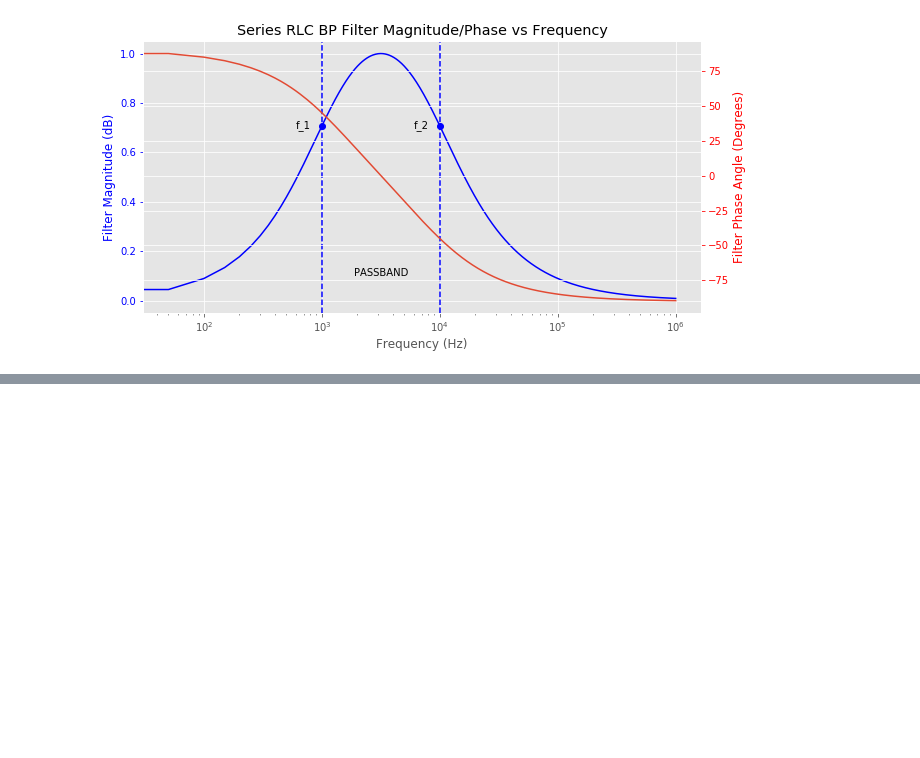
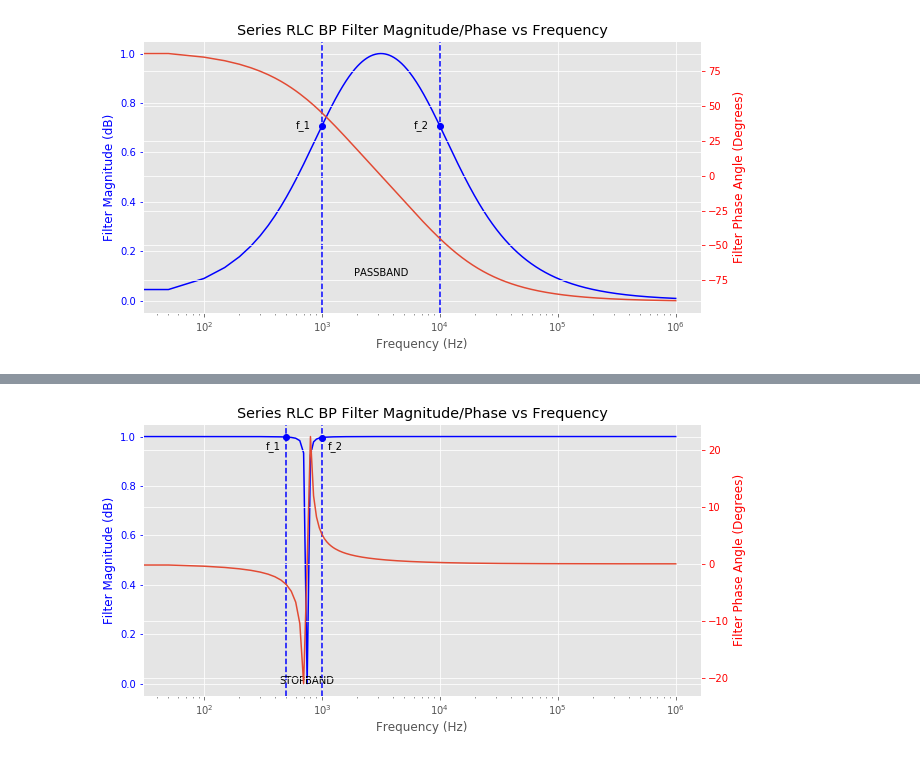
Before and after one commit to eridgraves/tw_monitor_speaker, a Jupyter notebook: filter_models.ipynb, the cells around one changed output, grey strips where cells are left out. Saved outputs shown, nothing was run; the diff lists cells and outputs as text; code cells hidden in the pictures; blank space fills up the shorter version.

Commit message:
Added BandStop RLC filter, with new mpl annotations

```diff
--- a/filter_models.ipynb
+++ b/filter_models.ipynb
@@ -342,7 +342,7 @@ H_s_phase = np.angle(H_s, deg=True)
 # Plot Magnitude and Phase responses
 with plt.style.context('ggplot'): # Set style to be like R
 
-    markers_on = [20, 200]
+    markers_on = [int(f_1 / 50), int(f_2 / 50)]
 
     fig, ax1 = plt.subplots(figsize=(10,5))
 
@@ -378,2 +383,72 @@ with plt.style.context('ggplot'): # Set style to be like R
+# %%
+# Series RLC BS Filter
+#-- Reject with center frquency of 750Hz, and bandwidth of 250Hz. Use a Capacitor with 100 nF value.
+f_0 = 750
+beta = 250
+f_1 = f_0 - beta
+f_2 = f_0 + beta
+w_0 = 2*np.pi*750
+
+C = 1e-9
+
+#-- Thus we find the Inductor value:
+L = 1/(C * w_0*w_0)                       # = 450 mH
+
+#-- And the Qulaity Factor:
+Q = w_0 / (beta)                          # = 3
+
+#-- And finally find the Resistor value:
+R = beta * L                              #~= 707 Ohms
+
+f = np.arange(0, 1000000, 50)             # Set up frequency space
+w = 2*np.pi*f
+
+i = np.array([1j], dtype=complex)         # The imaginary number
+
+i_w = i*w
+R_L = R/L
+_LC = 1/(L*C)
+
+# From circuit solution:
+# Find phase using angle command
+H_s = ((- w*w) + _LC) / (- w*w + R_L*i_w + _LC)
+
+H_s_mag = abs(H_s)
+H_s_phase = np.angle(H_s, deg=True)
+
+# Plot Magnitude and Phase responses
+with plt.style.context('ggplot'): # Set style to be like R
+
+    markers_on = [int(f_1 / 50), int(f_2 / 50)]
+
+    fig, ax1 = plt.subplots(figsize=(10,5))
+
+    plt.title('Series RLC BS Filter Magnitude/Phase vs Frequency')
+
+    ax1.semilogx(f,H_s_mag, '-ob', markevery=markers_on)
+    ax1.set_ylabel('Filter Magnitude (dB)',color='blue')
+    ax1.set_xlabel('Frequency (Hz)')
+    ax1.tick_params('y', colors='b')
+
+    # Annotate passband:
+    ax1.text(f_1*0.9, 0.95, "f_1", ha='right')
+    ax1.text(f_2*1.5, 0.95, "f_2", ha='right')
+    ax1.text(f_0, 0, "STOPBAND", ha='center')
+    ax1.axvline(x=f_1, color='b', linestyle='--')
+    ax1.axvline(x=f_2, color='b', linestyle='--')
+
+    ax2 = ax1.twinx()
+    ax2.semilogx(f,H_s_phase)
+    ax2.tick_params('y', colors='r')
+    ax2.set_ylabel('Filter Phase Angle (Degrees)',color='r');
+
+    # Style stuff below
+    font = {'family': 'sans',
+           'color':  'black',
+           'weight': 'normal',
+           'size': 16,
+           }
+# %% [output]
+[figure, added]
 # %%
 # Parallel (LRC) Resonance Ciruit
```
Also changed, not shown: parts of 2 cells of this notebook.
